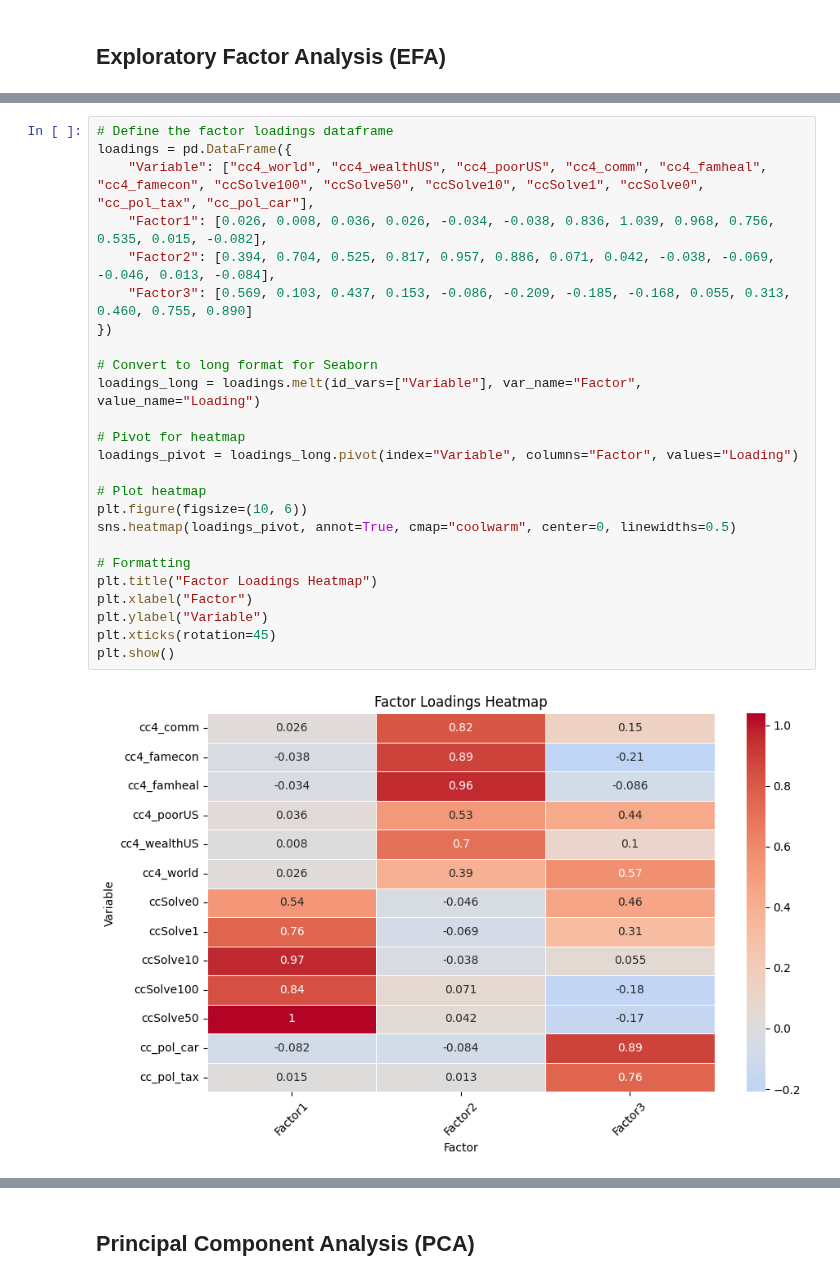
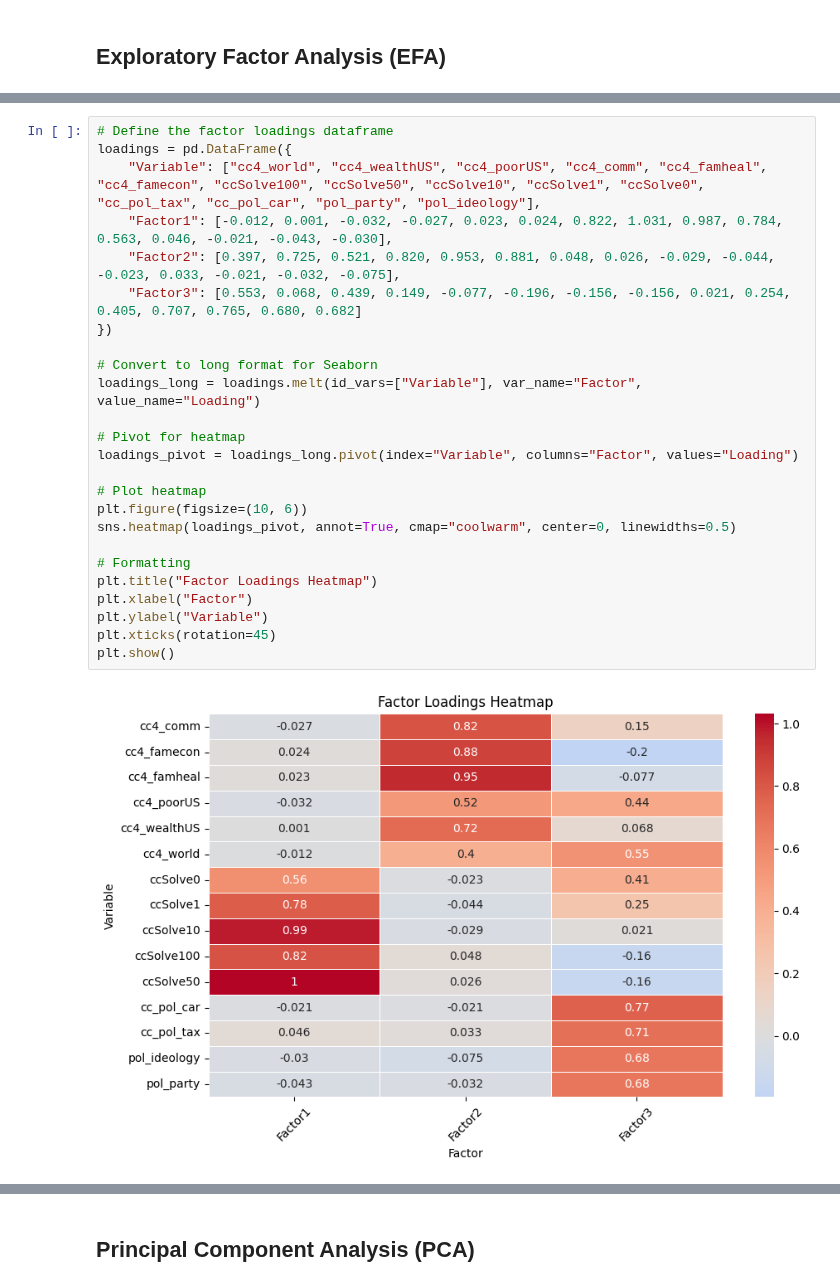
Before and after one commit to paraskevasleivadaros/climate-opinions-and-elections, a Jupyter notebook: notebooks/exploratory_data_analysis.ipynb, the cells around one changed output, grey strips where cells are left out. Drawn from its saved outputs; the diff is of its cells as text.

Commit message:
finalised eda by adding two more variables

```diff
--- a/notebooks/exploratory_data_analysis.ipynb
+++ b/notebooks/exploratory_data_analysis.ipynb
@@ -506,30 +529,30 @@ Factor loadings indicate **how strongly each variable relates to a factor**. Hig
 # %%
 # Define the factor loadings dataframe
 loadings = pd.DataFrame({
-    "Variable": ["cc4_world", "cc4_wealthUS", "cc4_poorUS", "cc4_comm", "cc4_famheal", "cc4_famecon", "ccSolve100", "ccSolve50", "ccSolve10", "ccSolve1", "ccSolve0", "cc_pol_tax", "cc_pol_car"],
-    "Factor1": [0.026, 0.008, 0.036, 0.026, -0.034, -0.038, 0.836, 1.039, 0.968, 0.756, 0.535, 0.015, -0.082],
-    "Factor2": [0.394, 0.704, 0.525, 0.817, 0.957, 0.886, 0.071, 0.042, -0.038, -0.069, -0.046, 0.013, -0.084],
-    "Factor3": [0.569, 0.103, 0.437, 0.153, -0.086, -0.209, -0.185, -0.168, 0.055, 0.313, 0.460, 0.755, 0.890]
+    "Variable": ["cc4_world", "cc4_wealthUS", "cc4_poorUS", "cc4_comm", "cc4_famheal", "cc4_famecon", "ccSolve100", "ccSolve50", "ccSolve10", "ccSolve1", "ccSolve0", "cc_pol_tax", "cc_pol_car", "pol_party", "pol_ideology"],
+    "Factor1": [-0.012, 0.001, -0.032, -0.027, 0.023, 0.024, 0.822, 1.031, 0.987, 0.784, 0.563, 0.046, -0.021, -0.043, -0.030],
+    "Factor2": [0.397, 0.725, 0.521, 0.820, 0.953, 0.881, 0.048, 0.026, -0.029, -0.044, -0.023, 0.033, -0.021, -0.032, -0.075],
+    "Factor3": [0.553, 0.068, 0.439, 0.149, -0.077, -0.196, -0.156, -0.156, 0.021, 0.254, 0.405, 0.707, 0.765, 0.680, 0.682]
 })
 
 # Convert to long format for Seaborn
 loadings_long = loadings.melt(id_vars=["Variable"], var_name="Factor", value_name="Loading")
 
 # Pivot for heatmap
 loadings_pivot = loadings_long.pivot(index="Variable", columns="Factor", values="Loading")
 
 # Plot heatmap
 plt.figure(figsize=(10, 6))
 sns.heatmap(loadings_pivot, annot=True, cmap="coolwarm", center=0, linewidths=0.5)
 
 # Formatting
 plt.title("Factor Loadings Heatmap")
 plt.xlabel("Factor")
 plt.ylabel("Variable")
 plt.xticks(rotation=45)
 plt.show()
 # %% [output]
-[figure, old version]
+[figure, new version]
 # %% [markdown]
 #### **1️⃣ Factor Loadings**
 Factor loadings represent **how strongly each variable is associated with the extracted factors** from our **Exploratory Factor Analysis (EFA)**
```
Also changed, not shown: parts of 24 cells of this notebook, 3 other files.
